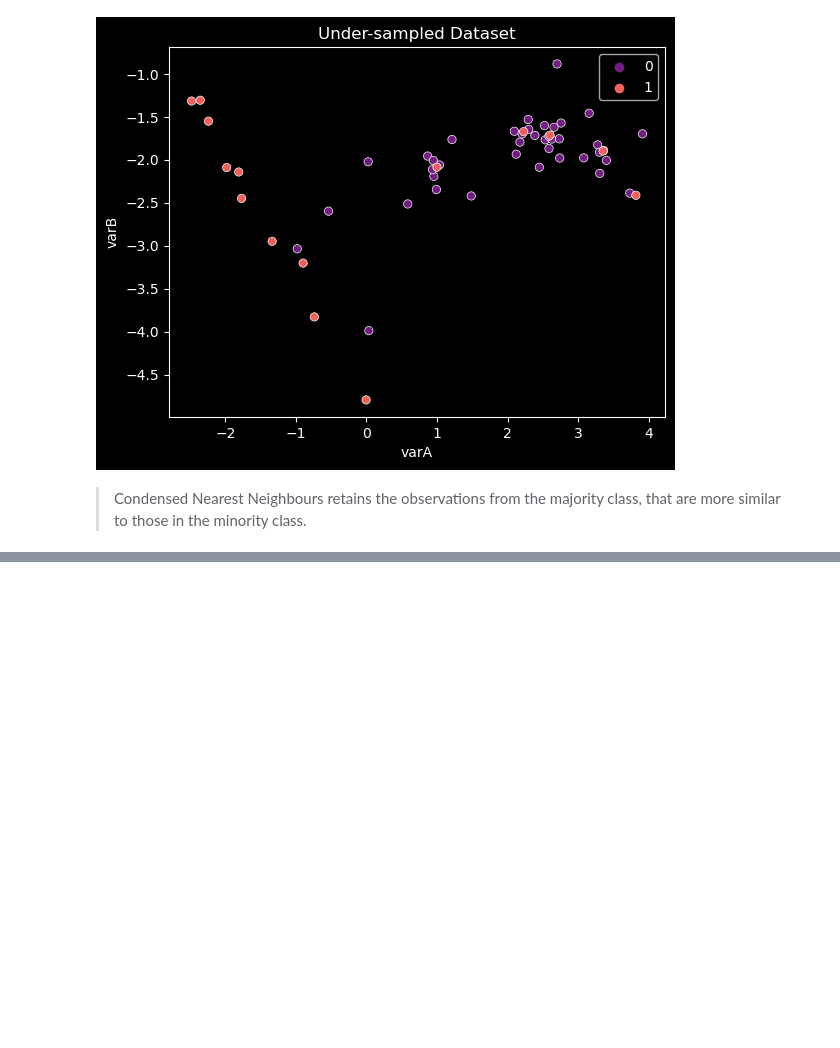
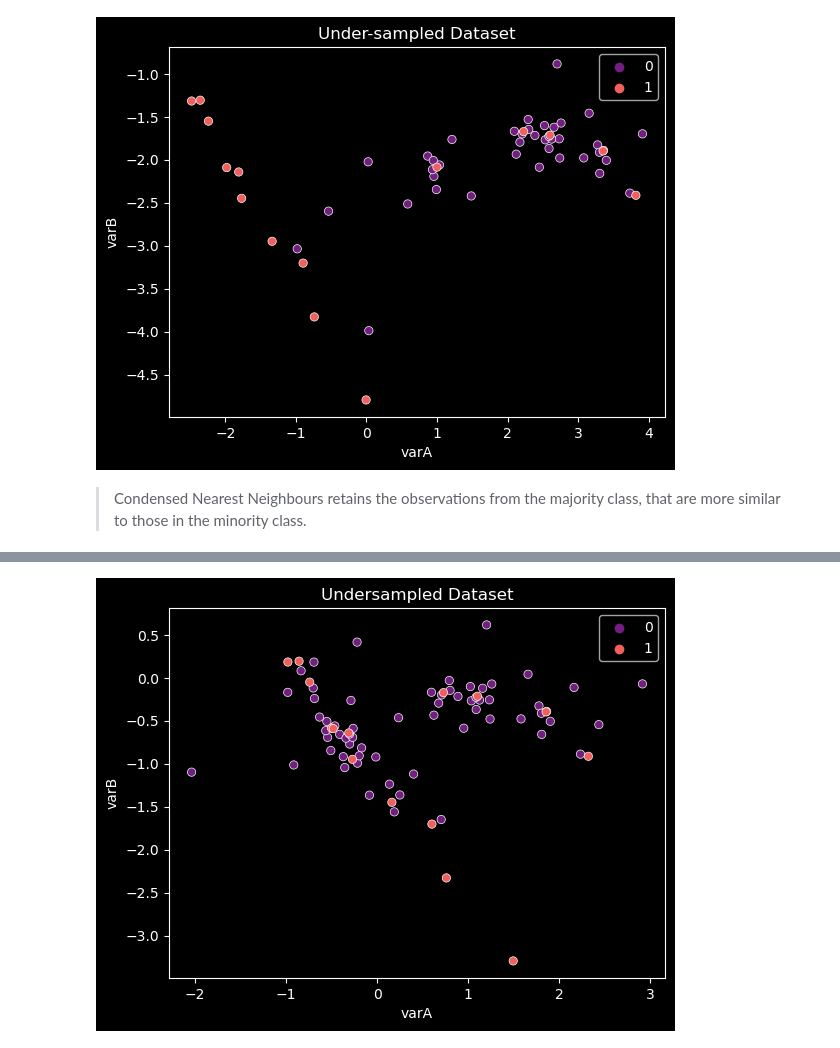
Before and after one commit to frantzalexander/machine_learning_studies, a Jupyter notebook: Machine Learning with Imbalanced Data/Under-sampling/Condensed Nearest Neighbors.ipynb, the cells around one changed output, grey strips where cells are left out. Saved outputs shown, nothing was run; the diff lists cells and outputs as text; code cells hidden in the pictures; blank space fills up the shorter version.

```diff
--- a/Machine Learning with Imbalanced Data/Under-sampling/Condensed Nearest Neighbors.ipynb
+++ b/Machine Learning with Imbalanced Data/Under-sampling/Condensed Nearest Neighbors.ipynb
@@ -145,0 +197,11 @@ plt.show()
+# %%
+sns.scatterplot(
+    data = X_resampled,
+    x = "varA",
+    y = "varB",
+    palette= "magma",
+    hue = y_resampled
+)
+plt.title("Undersampled Dataset");
+# %% [output]
+[figure, added]
```
Also changed, not shown: parts of 27 cells of this notebook.
